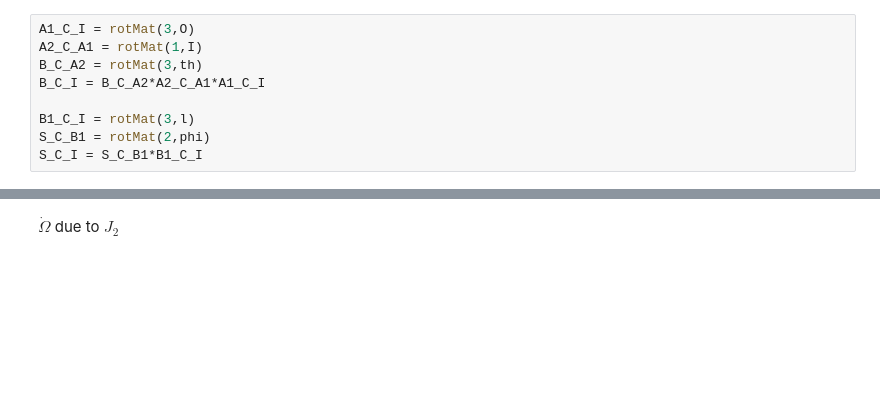
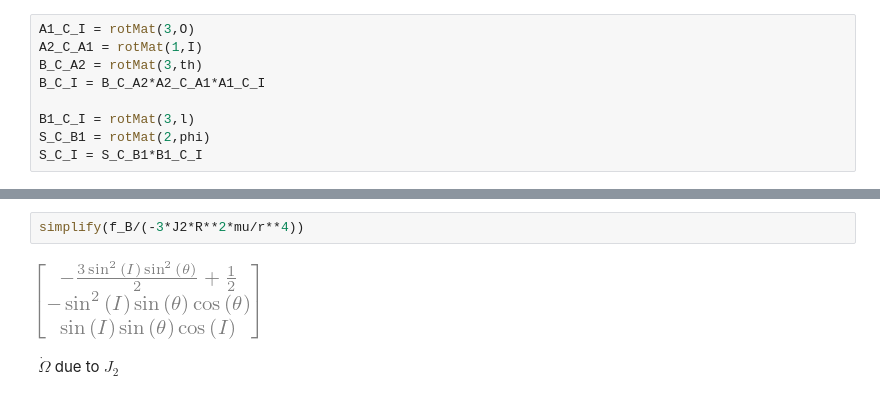
Before and after one commit to dsavransky/MAE6720, a Jupyter notebook: Notebooks/Oblateness Effects.ipynb, the cells around one changed output, grey strips where cells are left out. Saved outputs shown, nothing was run; the diff lists cells and outputs as text; blank space fills up the shorter version.

```diff
--- a/Notebooks/Oblateness Effects.ipynb
+++ b/Notebooks/Oblateness Effects.ipynb
@@ -60,3 +70,7 @@ f_B = (t1.subs((sqrt((1 - sin(I)**2*sin(th)**2)/(1 + cos(th)**2*tan(I)**2))),cos
+# %%
+simplify(f_B/(-3*J2*R**2*mu/r**4))
+# %% [output]
+[figure, added]
 # %% [markdown]
 $\dot\Omega$ due to $J_2$
 # %%
```
Also changed, not shown: parts of 14 cells of this notebook, 5 other files.
